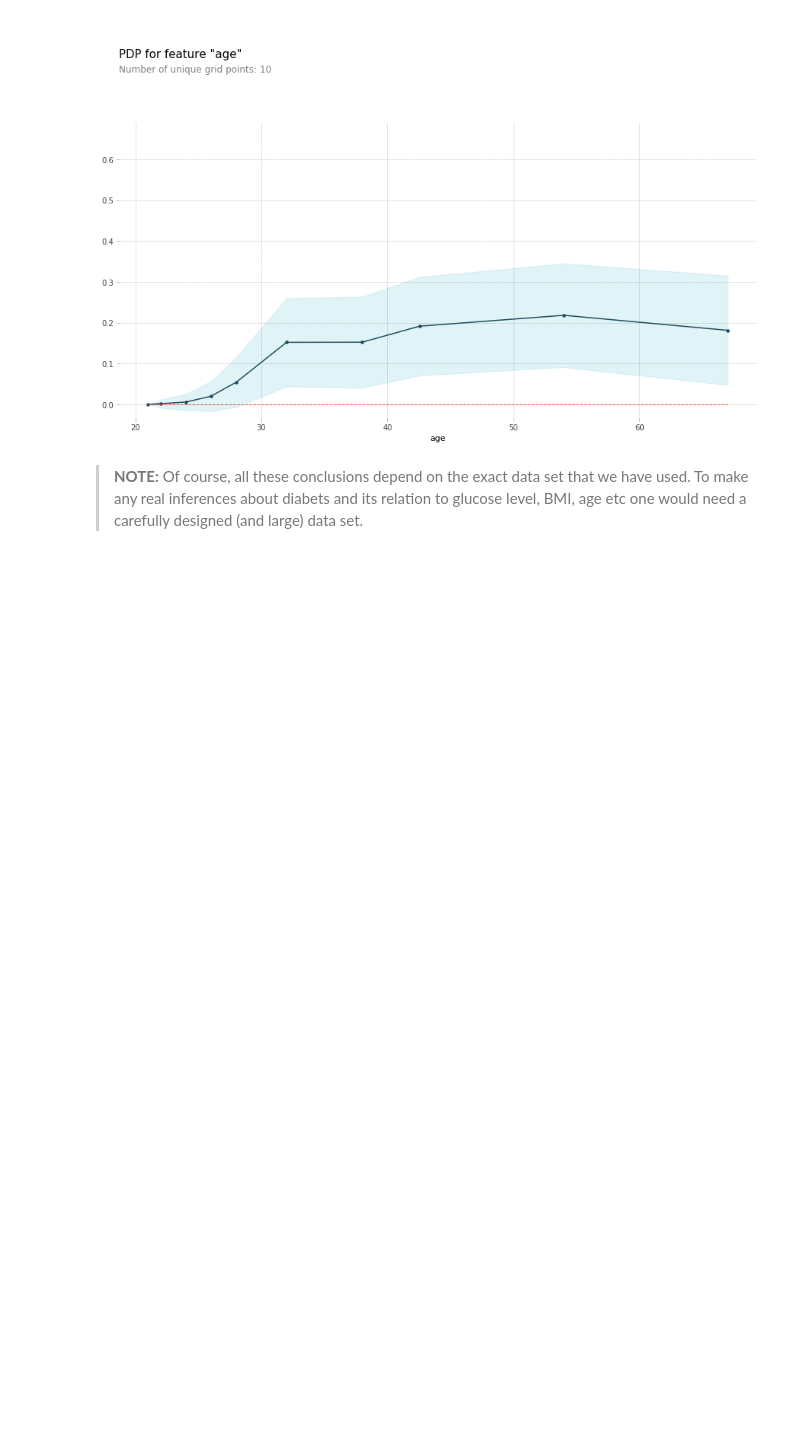
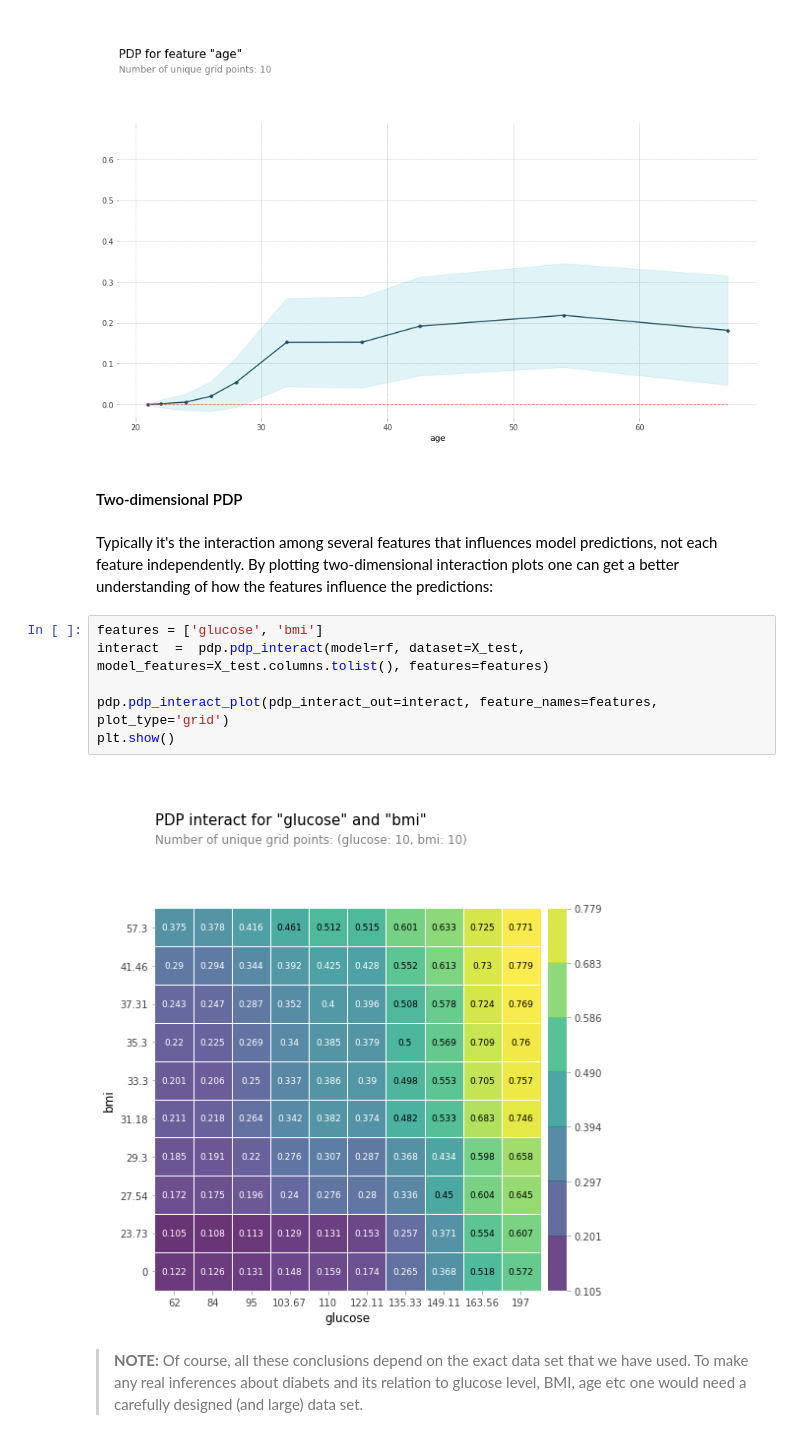
Before and after one commit to xyXiangYu/DAT158ML, a Jupyter notebook: Part1-intro/DAT158-Part1-simple_examples.ipynb, the cells around one changed output. Saved outputs shown, nothing was run; the diff lists cells and outputs as text; blank space fills up the shorter version.

```diff
--- a/Part1-intro/DAT158-Part1-simple_examples.ipynb
+++ b/Part1-intro/DAT158-Part1-simple_examples.ipynb
@@ -566,6 +566,18 @@ pdp.pdp_plot(pdp_goals, 'age')
 plt.show()
 # %% [output]
 [figure]
+# %% [markdown]
+#### Two-dimensional PDP
+# %% [markdown]
+Typically it's the interaction among several features that influences model predictions, not each feature independently. By plotting two-dimensional interaction plots one can get a better understanding of how the features influence the predictions:
+# %%
+features = ['glucose', 'bmi']
+interact  =  pdp.pdp_interact(model=rf, dataset=X_test, model_features=X_test.columns.tolist(), features=features)
+
+pdp.pdp_interact_plot(pdp_interact_out=interact, feature_names=features, plot_type='grid')
+plt.show()
+# %% [output]
+[figure, added]
 # %% [markdown]
 > **NOTE:** Of course, all these conclusions depend on the exact data set that we have used. To make any real inferences about diabets and its relation to glucose level, BMI, age etc one would need a carefully designed (and large) data set.
 # %% [markdown]
```
